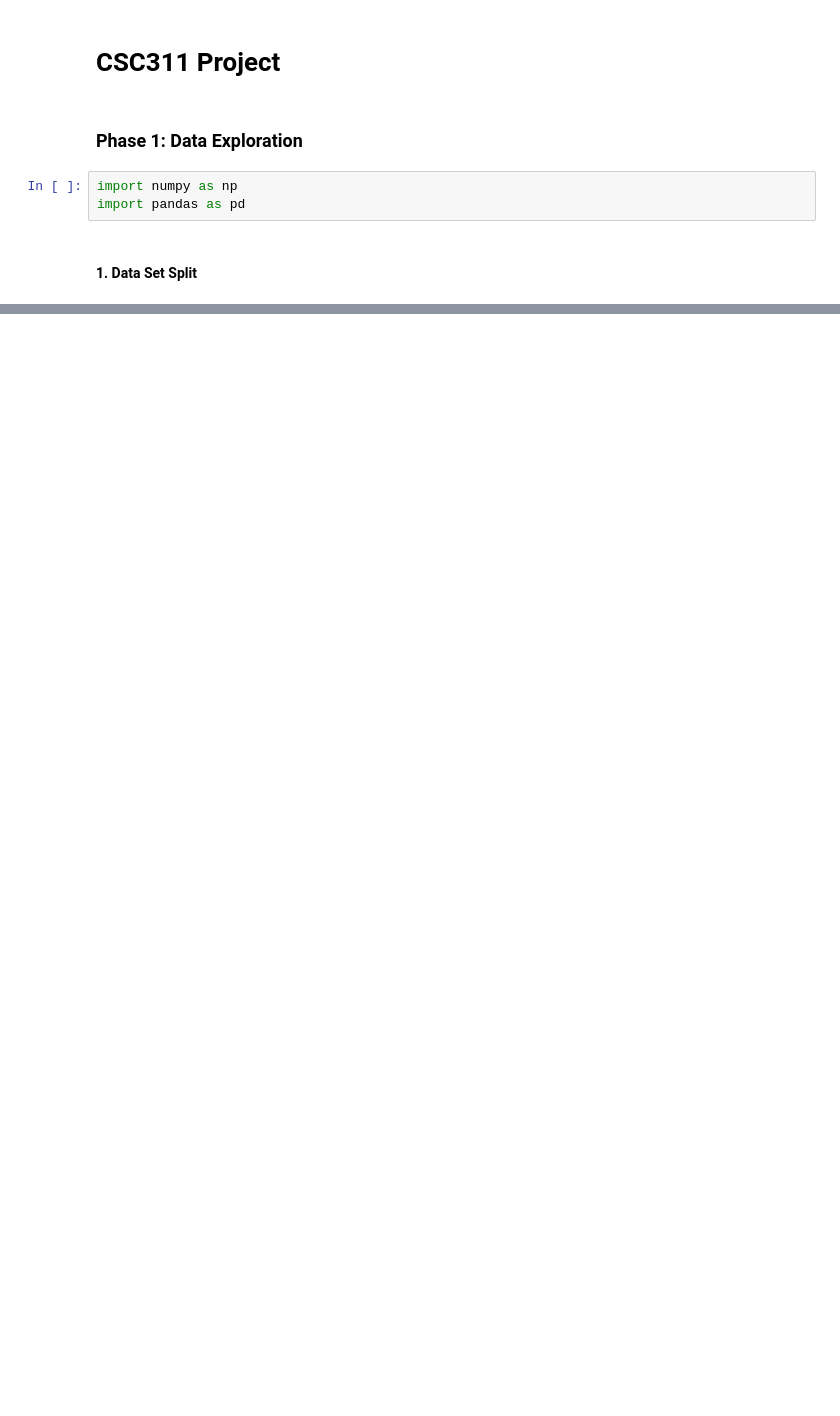
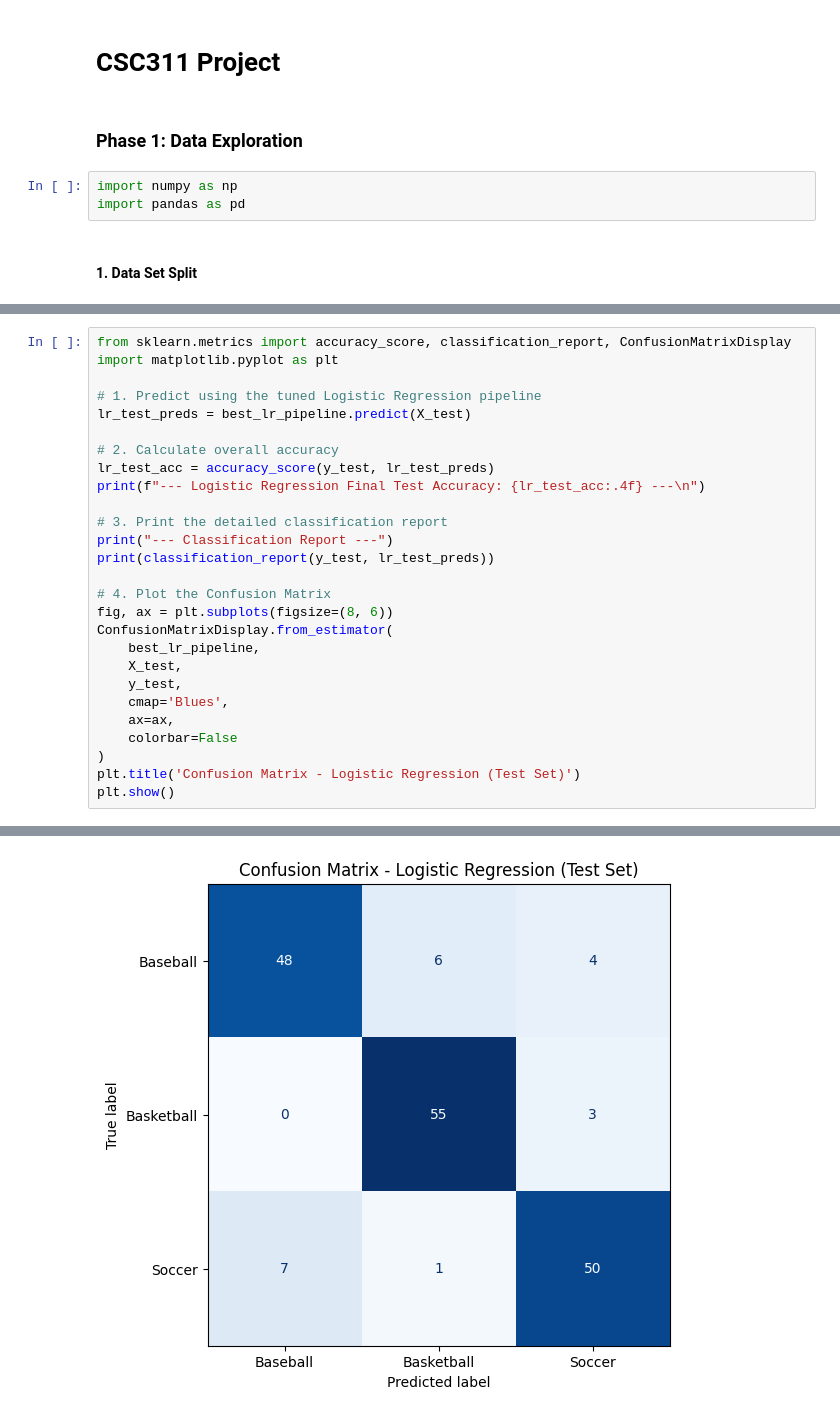
Before and after one commit to Lapis-Lazuli-31415/CSC311-Project, a Jupyter notebook: src/data_exploration.ipynb, the cells around one changed output, grey strips where cells are left out. Cells and saved outputs as stored; diff of their text form; blank space fills up the shorter version.

```diff
--- a/src/data_exploration.ipynb
+++ b/src/data_exploration.ipynb
@@ -51,0 +521,28 @@ Datasets successfully saved to data/raw/
+# %%
+from sklearn.metrics import accuracy_score, classification_report, ConfusionMatrixDisplay
+import matplotlib.pyplot as plt
+
+# 1. Predict using the tuned Logistic Regression pipeline
+lr_test_preds = best_lr_pipeline.predict(X_test)
+
+# 2. Calculate overall accuracy
+lr_test_acc = accuracy_score(y_test, lr_test_preds)
+print(f"--- Logistic Regression Final Test Accuracy: {lr_test_acc:.4f} ---\n")
+
+# 3. Print the detailed classification report
+print("--- Classification Report ---")
+print(classification_report(y_test, lr_test_preds))
+
+# 4. Plot the Confusion Matrix
+fig, ax = plt.subplots(figsize=(8, 6))
+ConfusionMatrixDisplay.from_estimator(
+    best_lr_pipeline,
+    X_test,
+    y_test,
+    cmap='Blues',
+    ax=ax,
+    colorbar=False
+)
+plt.title('Confusion Matrix - Logistic Regression (Test Set)')
+plt.show()
+# %% [output]
@@ -51,0 +561 @@ Datasets successfully saved to data/raw/
+[figure, added]
```
Also changed, not shown: parts of 21 cells of this notebook, 5 other files.
